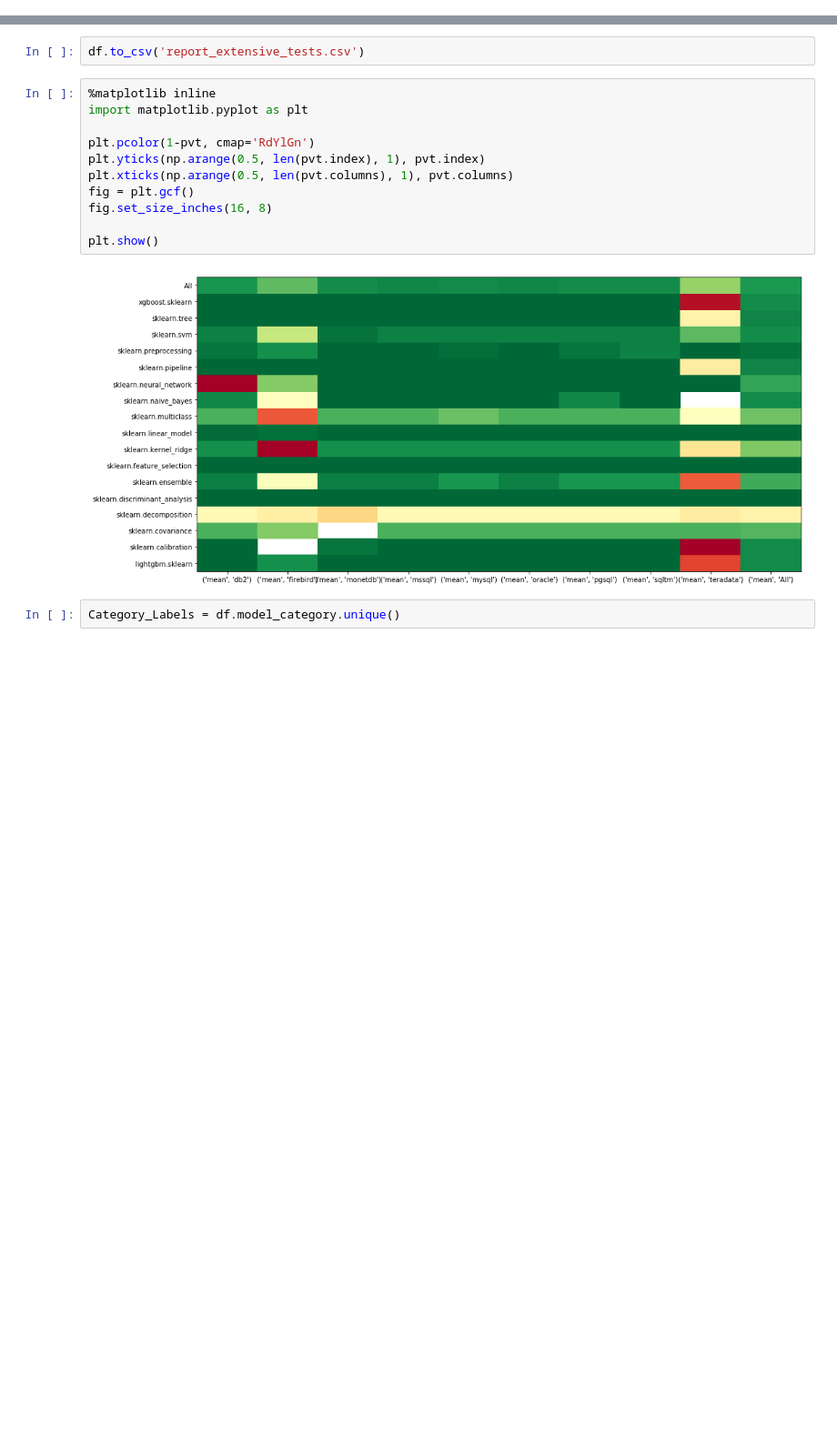
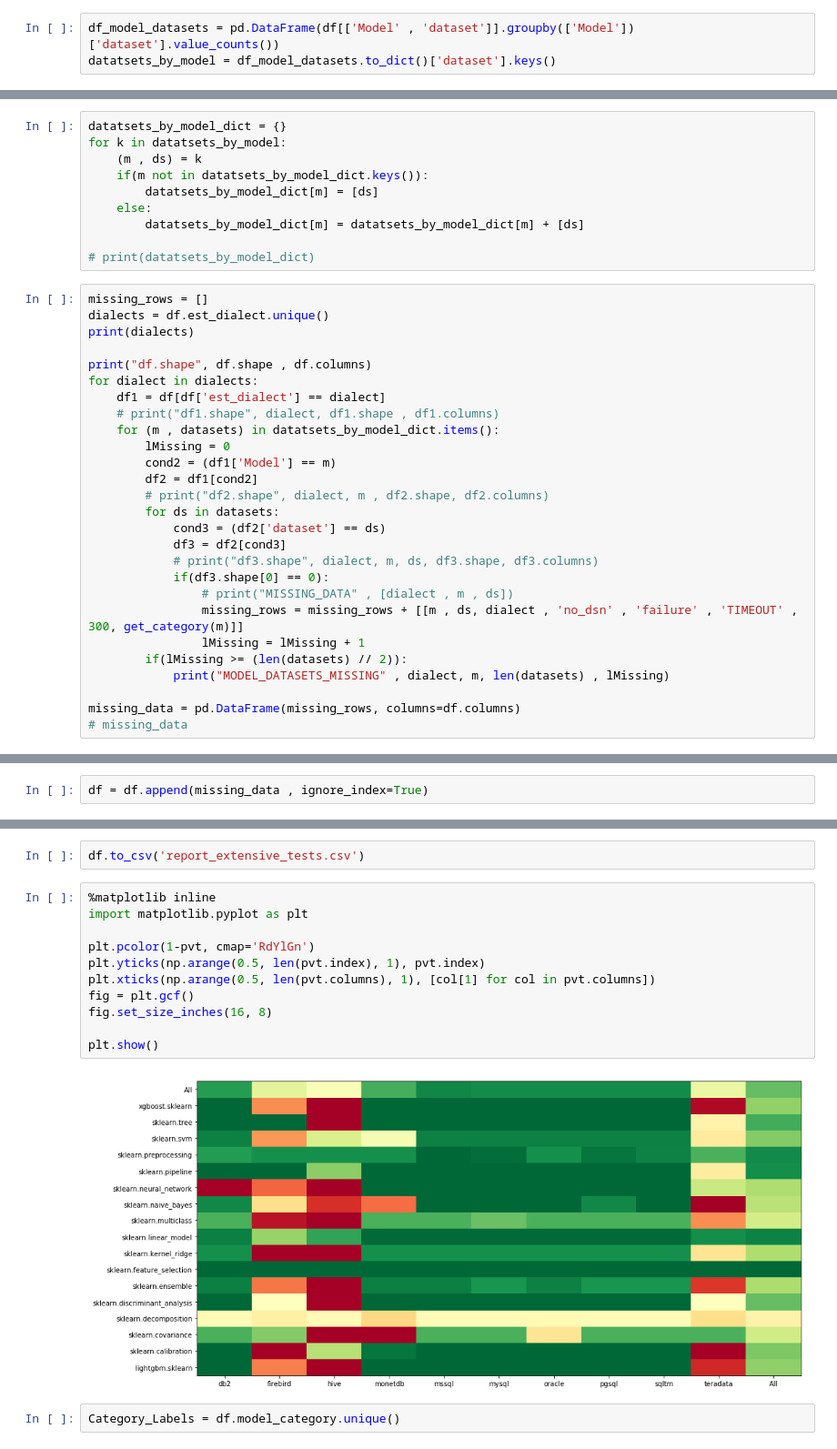
Before and after one commit to mllite/sklearn2sql_heroku, a Jupyter notebook: Quality/extensive_tests-debrief.ipynb, the cells around one changed output, grey strips where cells are left out. Shown: that part at 91% size. Drawn from its saved outputs; the diff is of its cells as text; blank space fills up the shorter version.

Commit message:
Added some initial figures for hive.

```diff
--- a/Quality/extensive_tests-debrief.ipynb
+++ b/Quality/extensive_tests-debrief.ipynb
@@ -115,0 +129,3 @@ df.head()
+# %%
+df_model_datasets = pd.DataFrame(df[['Model' , 'dataset']].groupby(['Model'])['dataset'].value_counts())
+datatsets_by_model = df_model_datasets.to_dict()['dataset'].keys()
@@ -115,0 +134,37 @@ df.head()
+# %%
+datatsets_by_model_dict = {}
+for k in datatsets_by_model:
+    (m , ds) = k
+    if(m not in datatsets_by_model_dict.keys()):
+        datatsets_by_model_dict[m] = [ds]
+    else:
+        datatsets_by_model_dict[m] = datatsets_by_model_dict[m] + [ds]
+
+# print(datatsets_by_model_dict)
+# %%
+missing_rows = []
+dialects = df.est_dialect.unique()
+print(dialects)
+
+print("df.shape", df.shape , df.columns)
+for dialect in dialects:
+    df1 = df[df['est_dialect'] == dialect]
+    # print("df1.shape", dialect, df1.shape , df1.columns)
+    for (m , datasets) in datatsets_by_model_dict.items():
+        lMissing = 0
+        cond2 = (df1['Model'] == m)
+        df2 = df1[cond2]
+        # print("df2.shape", dialect, m , df2.shape, df2.columns)
+        for ds in datasets:
+            cond3 = (df2['dataset'] == ds)
+            df3 = df2[cond3]
+            # print("df3.shape", dialect, m, ds, df3.shape, df3.columns)
+            if(df3.shape[0] == 0):
+                # print("MISSING_DATA" , [dialect , m , ds])
+                missing_rows = missing_rows + [[m , ds, dialect , 'no_dsn' , 'failure' , 'TIMEOUT' , 300, get_category(m)]]
+                lMissing = lMissing + 1
+        if(lMissing >= (len(datasets) // 2)):
+            print("MODEL_DATASETS_MISSING" , dialect, m, len(datasets) , lMissing)
+
+missing_data = pd.DataFrame(missing_rows, columns=df.columns)
+# missing_data
@@ -116,3 +210,5 @@ df.head()
+# %%
+df = df.append(missing_data , ignore_index=True)
 # %%
 df[df.error_message == "'"].head(200)
 # %% [output]
@@ -288,16 +390,16 @@ df.to_csv('report_extensive_tests.csv')
 # %%
 %matplotlib inline
 import matplotlib.pyplot as plt
 
 plt.pcolor(1-pvt, cmap='RdYlGn')
 plt.yticks(np.arange(0.5, len(pvt.index), 1), pvt.index)
-plt.xticks(np.arange(0.5, len(pvt.columns), 1), pvt.columns)
+plt.xticks(np.arange(0.5, len(pvt.columns), 1), [col[1] for col in pvt.columns])
 fig = plt.gcf()
 fig.set_size_inches(16, 8)
 
 plt.show()
 # %% [output]
-[figure, old version]
+[figure, new version]
 # %%
 Category_Labels = df.model_category.unique()
 # %%
```
Also changed, not shown: parts of 20 cells of this notebook, 3 other files.
